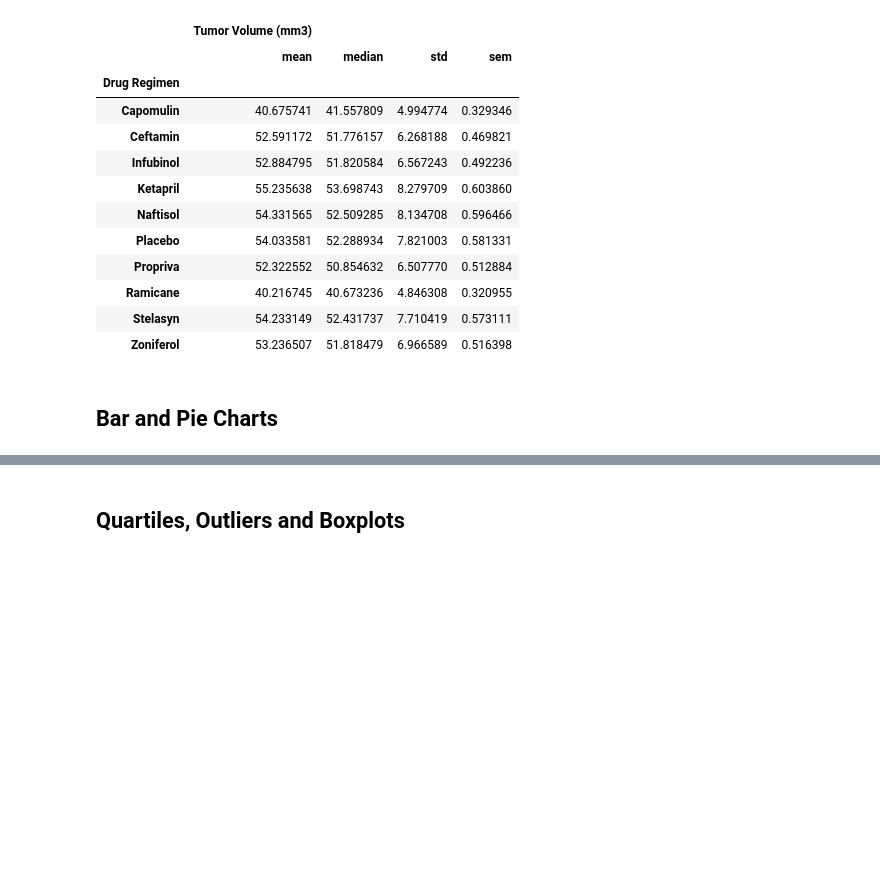
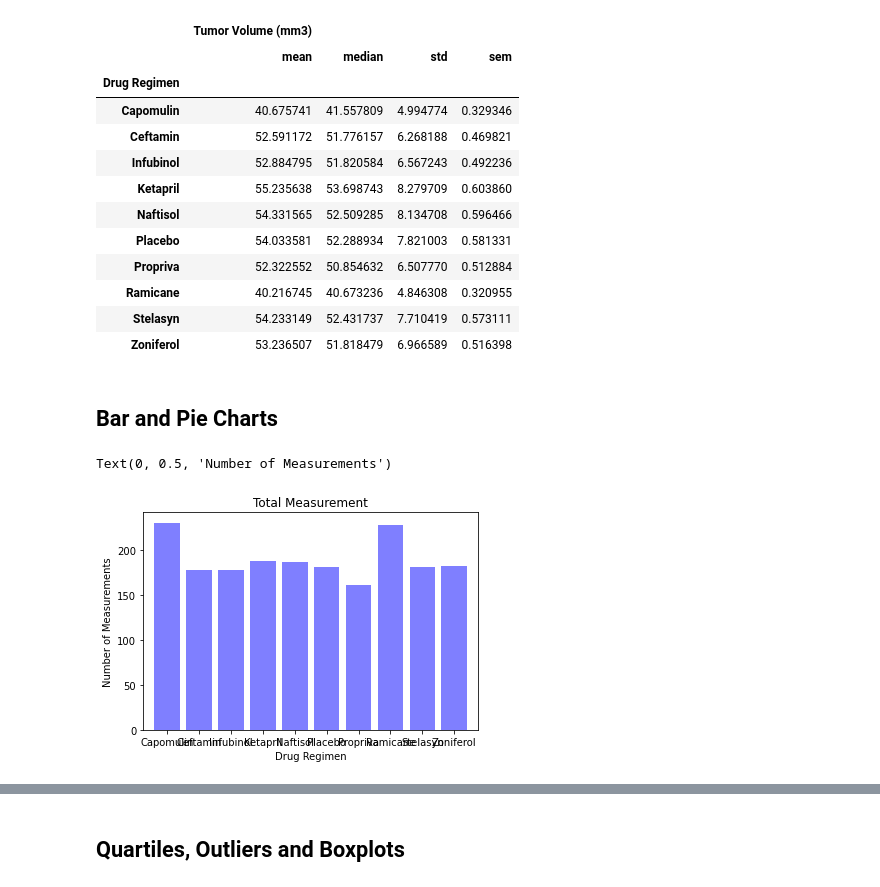
Before and after one commit to DanZanoria/MatplotLib-Challenge, a Jupyter notebook: Pymaceuticals/pymaceuticals_starter.ipynb, the cells around one changed output, grey strips where cells are left out. Drawn from its saved outputs; the diff is of its cells as text; code cells hidden in the pictures; blank space fills up the shorter version.

```diff
--- a/Pymaceuticals/pymaceuticals_starter.ipynb
+++ b/Pymaceuticals/pymaceuticals_starter.ipynb
@@ -203,4 +203,25 @@ druggroupaggg
 | Zoniferol | 53.236507 | 51.818479 | 6.966589 | 0.516398 |
 # %% [markdown]
 ## Bar and Pie Charts
+# %%
+# Generate a bar plot showing the total number of measurements taken on each drug regimen using pandas.
+
+# MSdataresult Merge CSV
+# drugregigroup Groupby on Drug Regimen
+
+WeightCount = drugregigroup['Weight (g)'].count()
+DrugNames = MSdataresult.iloc[:, [1]]
+DrugNames
+
+DrugList = np.unique(DrugNames).tolist()
+DrugList
+
+plt.bar(DrugList, WeightCount, color='b', alpha=0.5, align="center")
+plt.xlim(-0.75, len(DrugList)-0.25)
+plt.title("Total Measurement")
+plt.xlabel("Drug Regimen")
+plt.ylabel("Number of Measurements")
+# %% [output]
+Text(0, 0.5, 'Number of Measurements')
+[figure, added]
 # %%
```
Also changed, not shown: parts of 5 cells of this notebook.
